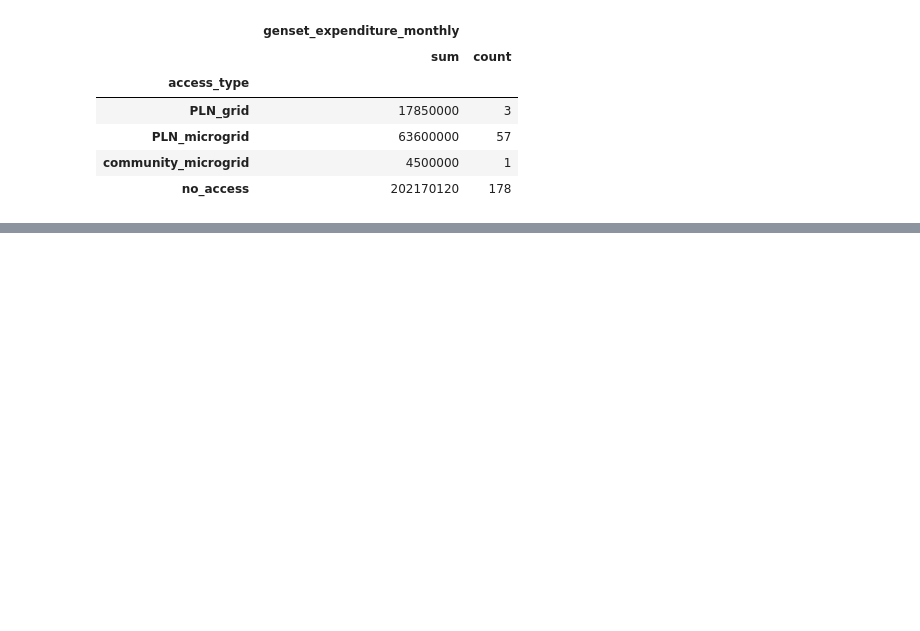
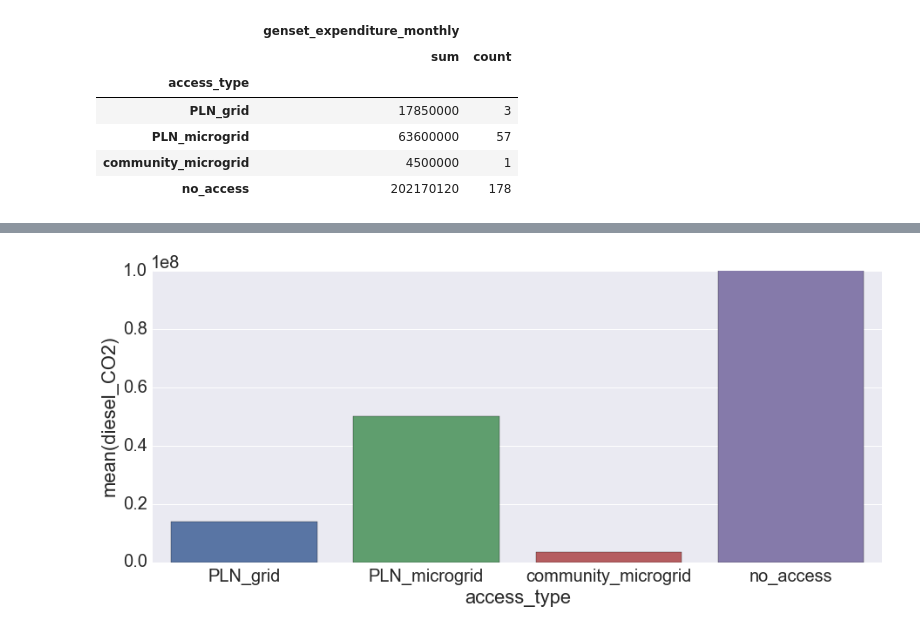
Before and after one commit to mattrosi/sentani-labbook, a Jupyter notebook: 2015-08-10-Genset_CO2.ipynb, the cells around one changed output, grey strips where cells are left out. Saved outputs shown, nothing was run; the diff lists cells and outputs as text; code cells hidden in the pictures; blank space fills up the shorter version.

```diff
--- a/2015-08-10-Genset_CO2.ipynb
+++ b/2015-08-10-Genset_CO2.ipynb
@@ -117,0 +110,5 @@ survey.groupby(['access_type'])[['genset_expenditure_monthly']].agg(['sum','coun
+# %%
+# Total amount by grid type.
+df2 = survey.groupby(['access_type'])[['genset_expenditure_monthly','genset_kWh','diesel_CO2','PV_CO2']].sum().dropna()
+df2.reset_index(inplace=True)
+df2
@@ -117,0 +121,16 @@ survey.groupby(['access_type'])[['genset_expenditure_monthly']].agg(['sum','coun
+# %%
+sns.set(font_scale = 2)
+
+fig_size = plt.rcParams["figure.figsize"]
+fig_size[0] = 15
+fig_size[1] = 6
+plt.rcParams["figure.figsize"] = fig_size
+
+fig, ax = plt.subplots()
+
+ax = sns.barplot(x='access_type', y='diesel_CO2', ci=None, data=df2)
+
+plt.ylim(0,1e8)
+locs, labels = plt.xticks()
+# %% [output]
+[figure, added]
```
Also changed, not shown: parts of 6 cells of this notebook.
